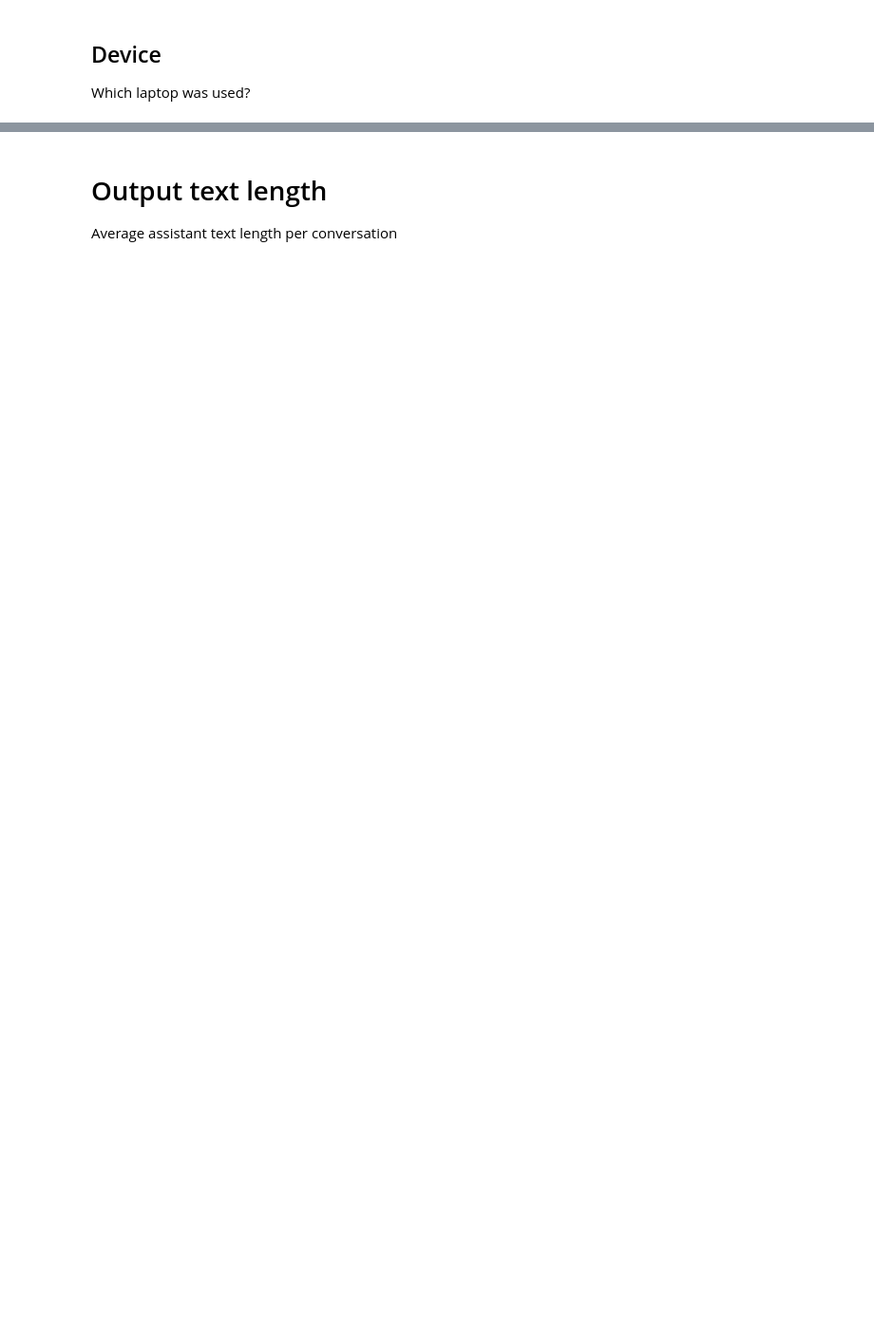
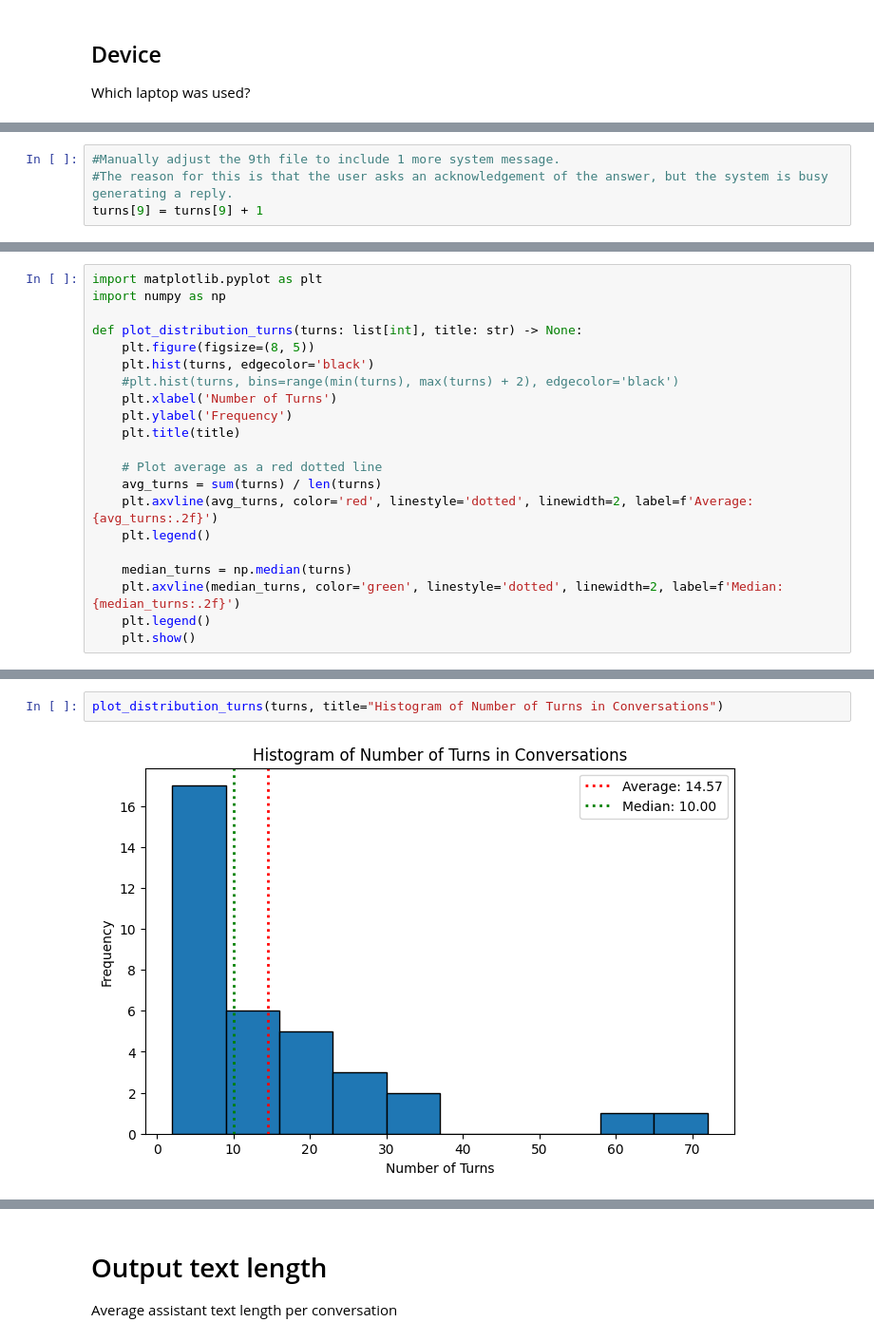
Before and after one commit to TheChickenAgent/LinearAlgebra_VTA, a Jupyter notebook: user-testing/Visualisations.ipynb, the cells around one changed output, grey strips where cells are left out. Shown at 95% size. Drawn from its saved outputs; the diff is of its cells as text; blank space fills up the shorter version.

```diff
--- a/user-testing/Visualisations.ipynb
+++ b/user-testing/Visualisations.ipynb
@@ -81,0 +112,4 @@ plt.legend()
+# %%
+#Manually adjust the 9th file to include 1 more system message.
+#The reason for this is that the user asks an acknowledgement of the answer, but the system is busy generating a reply.
+turns[9] = turns[9] + 1
@@ -81,0 +120,21 @@ plt.legend()
+# %%
+import matplotlib.pyplot as plt
+import numpy as np
+
+def plot_distribution_turns(turns: list[int], title: str) -> None:
+    plt.figure(figsize=(8, 5))
+    plt.hist(turns, edgecolor='black')
+    #plt.hist(turns, bins=range(min(turns), max(turns) + 2), edgecolor='black')
+    plt.xlabel('Number of Turns')
+    plt.ylabel('Frequency')
+    plt.title(title)
+
+    # Plot average as a red dotted line
+    avg_turns = sum(turns) / len(turns)
+    plt.axvline(avg_turns, color='red', linestyle='dotted', linewidth=2, label=f'Average: {avg_turns:.2f}')
+    plt.legend()
+
+    median_turns = np.median(turns)
+    plt.axvline(median_turns, color='green', linestyle='dotted', linewidth=2, label=f'Median: {median_turns:.2f}')
+    plt.legend()
+    plt.show()
@@ -82,2 +169,6 @@ plt.legend()
+# %%
+plot_distribution_turns(turns, title="Histogram of Number of Turns in Conversations")
+# %% [output]
+[figure, added]
 # %%
 # Find the indices of the two conversations with the most turns
```
Also changed, not shown: parts of 33 cells of this notebook, 35 other files.
